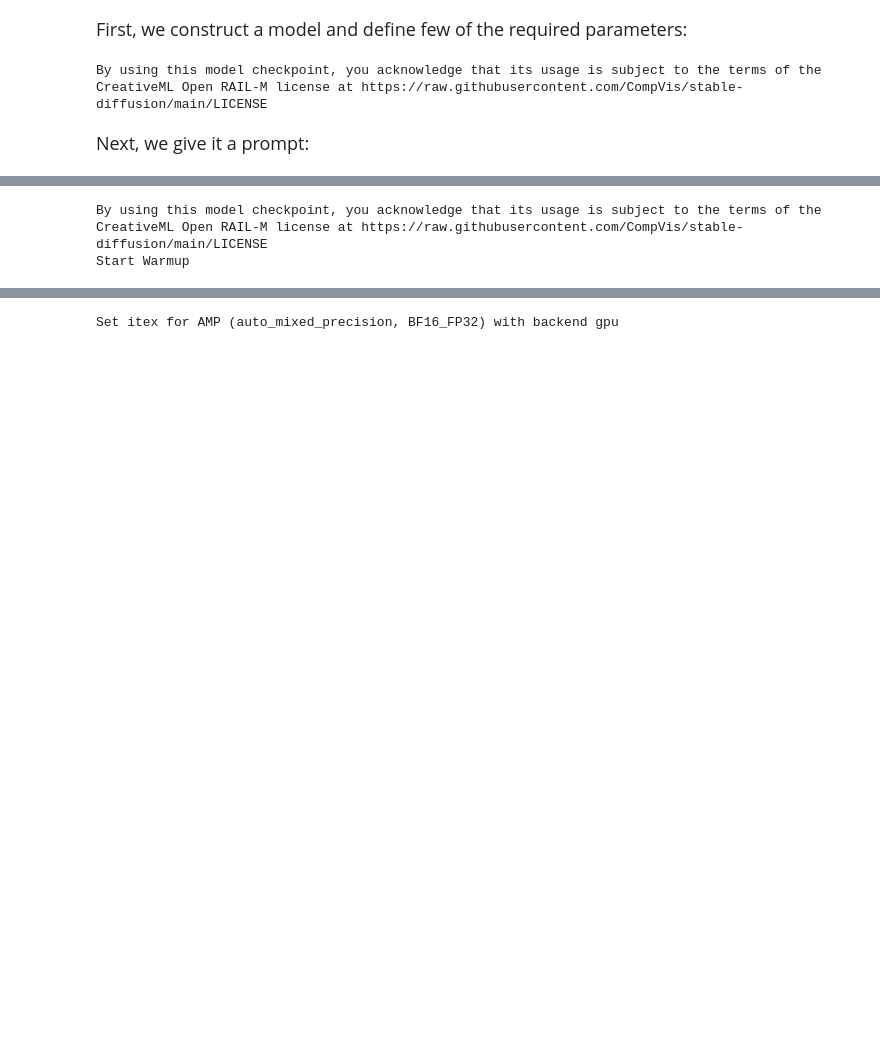
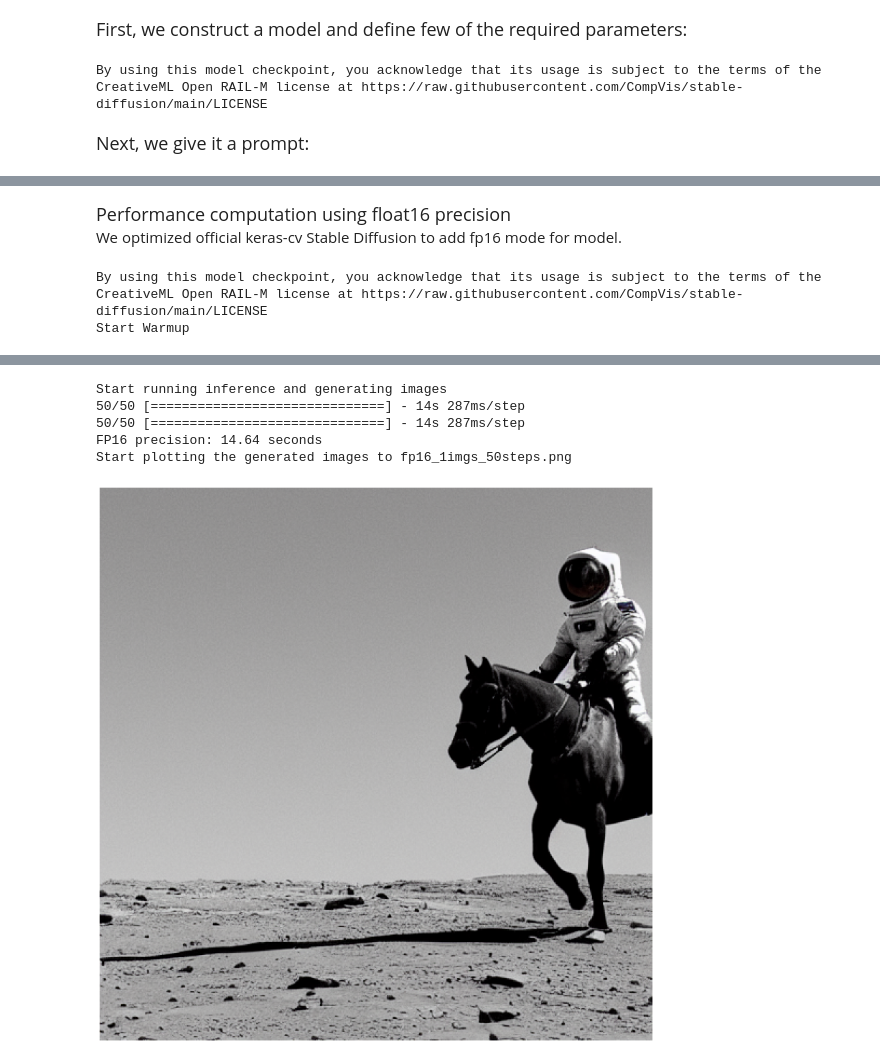
Before and after one commit to nazneenn/intel-extension-for-tensorflow, a Jupyter notebook: examples/stable_diffussion_inference/stable_diffusion_inference.ipynb, the cells around one changed output, grey strips where cells are left out. Cells and saved outputs as stored; diff of their text form; code cells hidden in the pictures; blank space fills up the shorter version.

```diff
--- a/examples/stable_diffussion_inference/stable_diffusion_inference.ipynb
+++ b/examples/stable_diffussion_inference/stable_diffusion_inference.ipynb
@@ -98,6 +99,10 @@ Start plotting the generated images to fp32_1imgs_50steps.png
+# %% [markdown]
+<font size="4">Performance computation using float16 precision </font>
+<br>
+We optimized official keras-cv Stable Diffusion to add fp16 mode for model.</font>
 # %%
 precision = 'fp16'
-use_xla = False
+
 model = StableDiffusion(
     img_width=512,
     img_height=512,
@@ -114,11 +119,12 @@ print("Start running inference and generating images")
 t = 0
 for i in range(iterations):
     start_time = time.time()
-    images = model.text_to_image(prompt=prompt, batch_size=batch_size)
+    images = model.text_to_image(prompt=prompt, batch_size=batch_size, seed=seed)
     t+=(time.time() - start_time)
 
 print(f"FP16 precision: {(t/iterations):.2f} seconds")
 benchmark_result.append(["FP16 precision", t/iterations])
+plot_images(images)
 # %% [output]
 By using this model checkpoint, you acknowledge that its usage is subject to the terms of the CreativeML Open RAIL-M license at https://raw.githubusercontent.com/CompVis/stable-diffusion/main/LICENSE
 Start Warmup
@@ -126,0 +135,6 @@ Start Warmup
+Start running inference and generating images
+50/50 [==============================] - 14s 287ms/step
+50/50 [==============================] - 14s 287ms/step
+FP16 precision: 14.64 seconds
+Start plotting the generated images to fp16_1imgs_50steps.png
+[figure, added]
@@ -132,20 +140,0 @@ for result in benchmark_result:
-# %%
-import intel_extension_for_tensorflow as itex
-precision = "BF16"
-device = "gpu"
-auto_mixed_precision_options = itex.AutoMixedPrecisionOptions()
-if precision=="BF16":
-    auto_mixed_precision_options.data_type = itex.BFLOAT16
-
-graph_options = itex.GraphOptions(auto_mixed_precision_options=auto_mixed_precision_options)
-# enable auto mixed precision.
-graph_options.auto_mixed_precision = itex.ON
-
-config = itex.ConfigProto(graph_options=graph_options)
-# set GPU backend.
-
-itex.set_backend(device, config)
-
-print("Set itex for AMP (auto_mixed_precision, {}_FP32) with backend {}".format(precision, device))
-# %% [output]
-Set itex for AMP (auto_mixed_precision, BF16_FP32) with backend gpu
```
Also changed, not shown: parts of 7 cells of this notebook.
